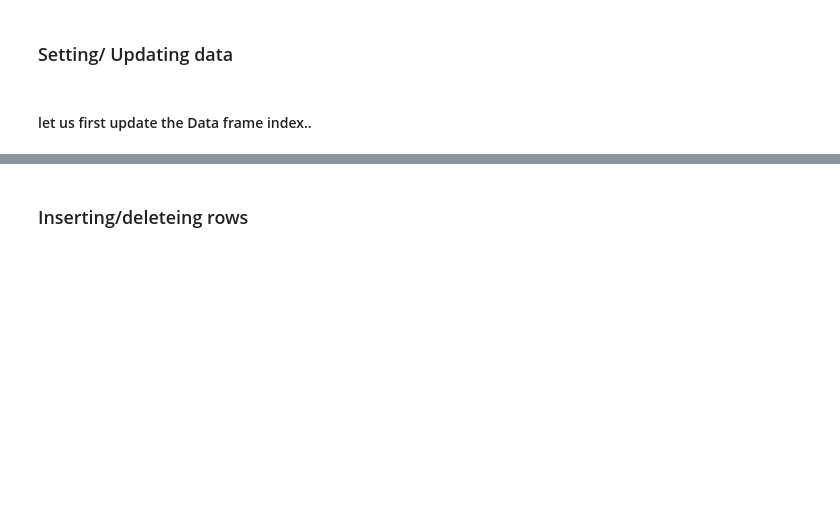
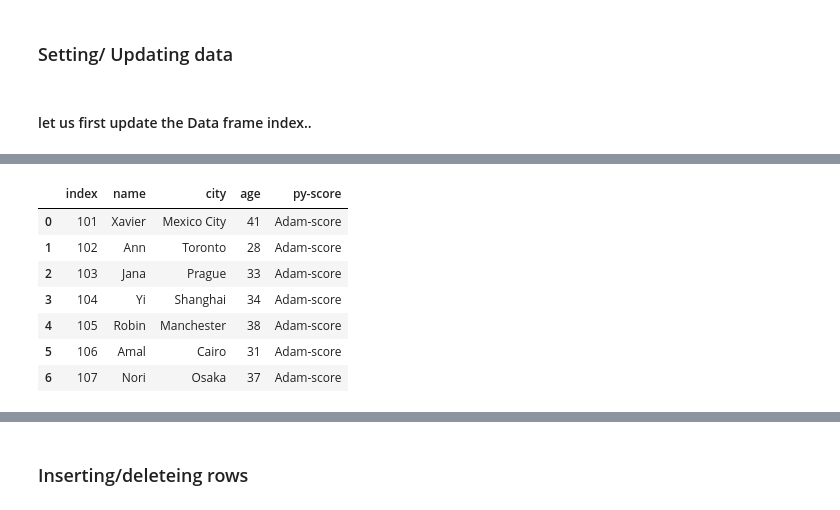
Before and after one commit to raafat-hantoush/IH_RH_DA_FT_MAY_2022, a Jupyter notebook: Class_Materials/Pandas/RH_Pandas_Data_Frame_General-Part_1.ipynb, the cells around one changed output, grey strips where cells are left out. Cells and saved outputs as stored; diff of their text form; code cells hidden in the pictures; blank space fills up the shorter version.

```diff
--- a/Class_Materials/Pandas/RH_Pandas_Data_Frame_General-Part_1.ipynb
+++ b/Class_Materials/Pandas/RH_Pandas_Data_Frame_General-Part_1.ipynb
@@ -281,3 +484,12 @@ students_df
 # %%
-students_df["py-score"]="Nina-score"
+students_df["py-score"]="Adam-score"
 students_df
+# %% [output]
+|  | index | name | city | age | py-score |
+| 0 | 101 | Xavier | Mexico City | 41 | Adam-score |
+| 1 | 102 | Ann | Toronto | 28 | Adam-score |
+| 2 | 103 | Jana | Prague | 33 | Adam-score |
+| 3 | 104 | Yi | Shanghai | 34 | Adam-score |
+| 4 | 105 | Robin | Manchester | 38 | Adam-score |
+| 5 | 106 | Amal | Cairo | 31 | Adam-score |
+| 6 | 107 | Nori | Osaka | 37 | Adam-score |
```
Also changed, not shown: parts of 69 cells of this notebook.
